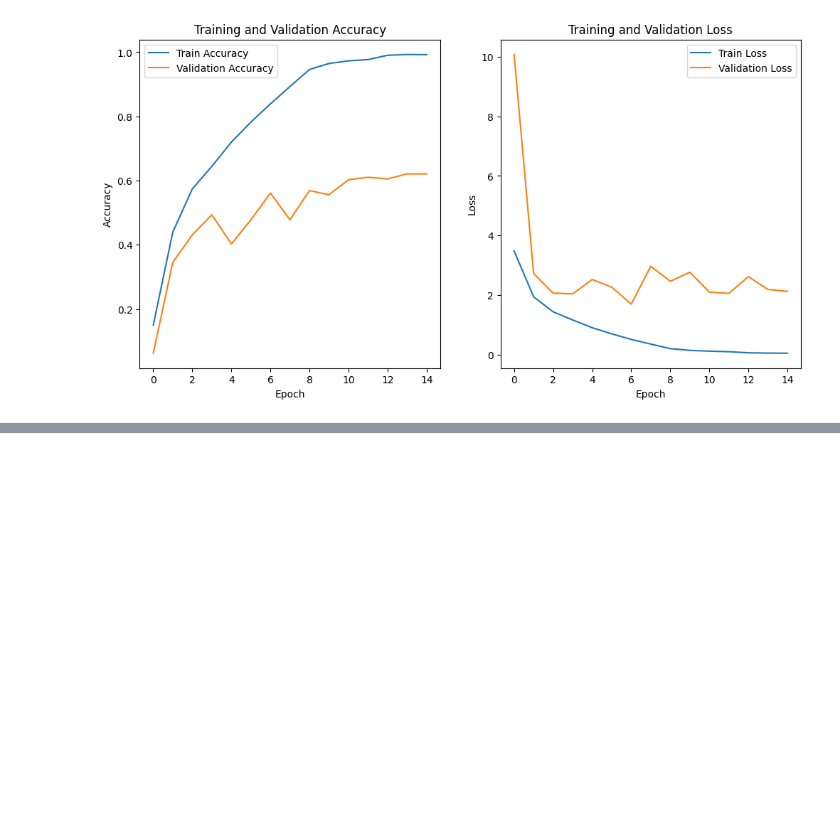
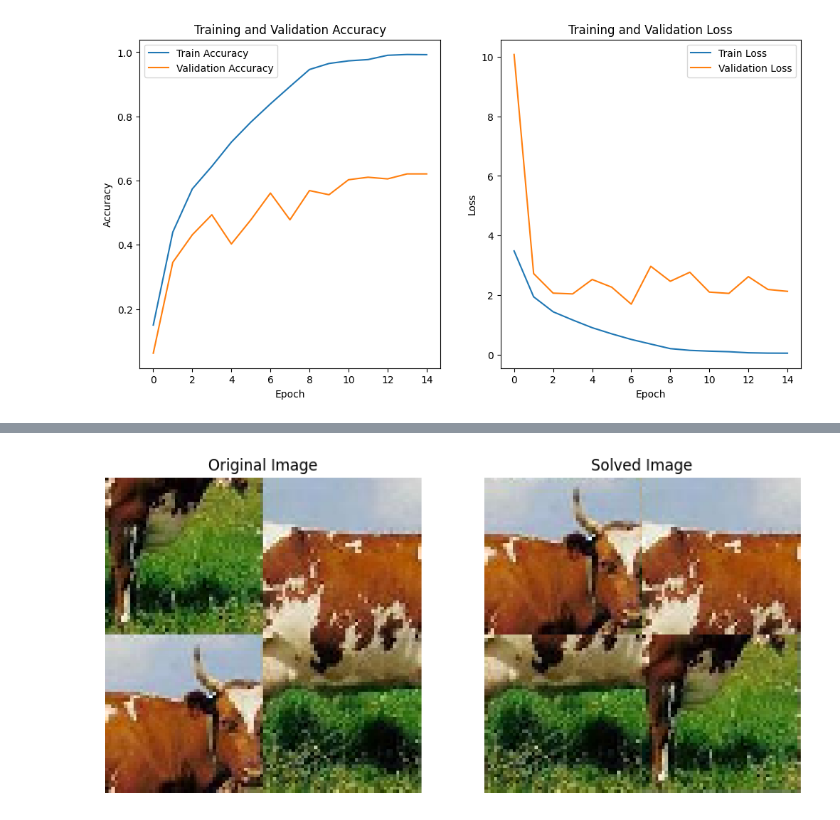
Before and after one commit to fabihatasneem/Jigsaw-Puzzle-Solver-Using-Machine-Learning, a Jupyter notebook: project/puzzle_2x2_VGGNet.ipynb, the cells around one changed output, grey strips where cells are left out. Drawn from its saved outputs; the diff is of its cells as text; code cells hidden in the pictures; blank space fills up the shorter version.

```diff
--- a/project/puzzle_2x2_VGGNet.ipynb
+++ b/project/puzzle_2x2_VGGNet.ipynb
@@ -67,12 +76,12 @@ def get_permutation_index(perm):
     return index
 # %%
 # Example usage:
-train_images, train_labels = load_data(train_dataset_path, train_label_path, percentage=100)
+# train_images, train_labels = load_data(train_dataset_path, train_label_path, percentage=100)
 test_images, test_labels = load_data(test_dataset_path, test_label_path, percentage=100)
-validation_images, validation_labels = load_data(validation_dataset_path, validation_label_path, percentage=100)
-print(train_labels.shape)
+# validation_images, validation_labels = load_data(validation_dataset_path, validation_label_path, percentage=100)
+# print(train_labels.shape)
 
 # Normalize pixel values to be between 0 and 1
-train_images = train_images / 255.0
+# train_images = train_images / 255.0
 test_images = test_images / 255.0
-validation_images = validation_images / 255.0
+# validation_images = validation_images / 255.0
@@ -187,3 +194,79 @@ with open('2x2_VGGNet_testing_accuracy.txt', 'w') as f:
     f.write('Best Model Test accuracy: {:.4f}\n'.format(best_model_acc))
 # %% [output]
 [figure]
+# %%
+import matplotlib.pyplot as plt
+import numpy as np
+import os
+from tensorflow.keras.preprocessing.image import load_img, img_to_array
+from tensorflow.keras.models import load_model
+import pandas as pd
+
+# Load the best model
+best_model = load_model('best_2x2_VGG_model.h5')
+
+# Define the paths for testing images and labels
+test_folder_path = "F:\\archive\\data\\puzzle_2x2\\test\\"
+test_label_path = "F:\\archive\\data\\puzzle_2x2\\test.csv"
+test_images = os.listdir(test_folder_path)[:10]  # Select the first 10 images
+
+# Load the test labels
+test_labels_df = pd.read_csv(test_label_path)
+
+# Function to solve puzzle and display images
+def solve_and_display_puzzle(model, image_path, true_label, count):
+    # Load the image
+    image = load_img(image_path, target_size=(100, 100))
+    img_array = img_to_array(image)
+    img_array = np.expand_dims(img_array, axis=0)
+    img_array = img_array / 255.0  # Normalize pixel values
+
+    permutations = [
+        [0, 1, 2, 3], [0, 1, 3, 2], [0, 2, 1, 3], [0, 2, 3, 1],
+        [0, 3, 1, 2], [0, 3, 2, 1], [1, 0, 2, 3], [1, 0, 3, 2],
+        [1, 2, 0, 3], [1, 2, 3, 0], [1, 3, 0, 2], [1, 3, 2, 0],
+        [2, 0, 1, 3], [2, 0, 3, 1], [2, 1, 0, 3], [2, 1, 3, 0],
+        [2, 3, 0, 1], [2, 3, 1, 0], [3, 0, 1, 2], [3, 0, 2, 1],
+        [3, 1, 0, 2], [3, 1, 2, 0], [3, 2, 0, 1], [3, 2, 1, 0]
+    ]
+
+    # Predict the permutation
+    predictions = model.predict(img_array)
+    predicted_permutation = np.argmax(predictions)
+    print("Actual Label (Permutation Form):", true_label)
+    print("Predicted Label (Permutation Form):", permutations[predicted_permutation])
+
+    # Reshape the permutation
+    permutation = permutations[predicted_permutation]
+
+    # Rearrange the image based on the predicted permutation
+    solved_image = np.zeros((100, 100, 3), dtype=np.uint8)
+    for i in range(2):
+        for j in range(2):
+            idx = permutation[i * 2 + j]  # Calculate the index from flattened permutation
+            row_start = (idx // 2) * 50
+            row_end = row_start + 50
+            col_start = (idx % 2) * 50
+            col_end = col_start + 50
+            sub_image = img_array[0][i * 50:(i + 1) * 50, j * 50:(j + 1) * 50] * 255  # Denormalize the sub-image
+            solved_image[row_start:row_end, col_start:col_end] = sub_image.astype(np.uint8)  # Ensure dtype is uint8
+    # Display original and solved images
+    fig, axes = plt.subplots(1, 2, figsize=(10, 5))
+    axes[0].imshow(image)
+    axes[0].set_title('Original Image')
+    axes[0].axis('off')
+    axes[1].imshow(solved_image)
+    axes[1].set_title('Solved Image')
+    axes[1].axis('off')
+    plt.savefig('result_' + str(count) + '.png')
+    plt.show()
+
+# Solve and display puzzles for the first 10 images
+count = 0
+for image_name in test_images:
+    count = count + 1
+    image_path = os.path.join(test_folder_path, image_name)
+    image_index = int(image_name.split('.')[0])  # Extract the image index from the filename
+    true_label = test_labels_df.loc[image_index, 'label']  # Get the true label from the dataframe
+    solve_and_display_puzzle(best_model, image_path, true_label, count)
+# %% [output]
@@ -189,0 +276 @@ with open('2x2_VGGNet_testing_accuracy.txt', 'w') as f:
+[figure, added]
```
Also changed, not shown: parts of 3 cells of this notebook.
